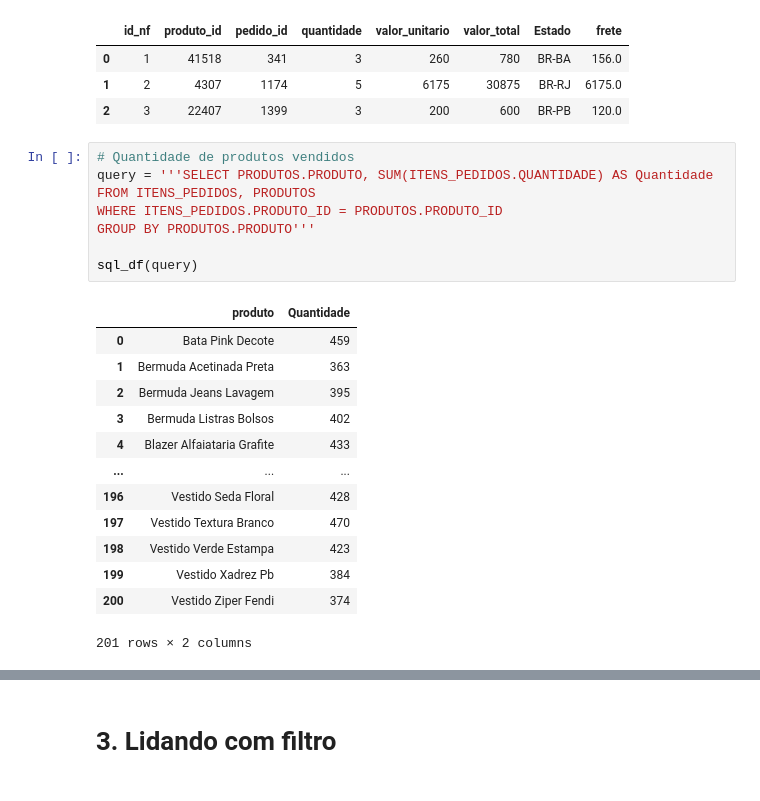
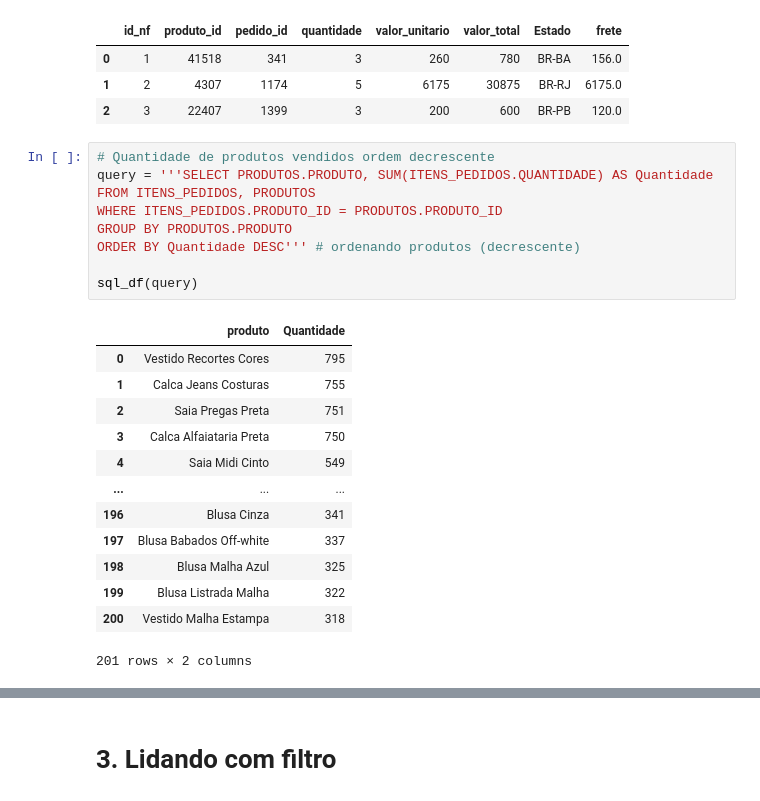
Before and after one commit to Max-Willians/projeto---meteora, a Jupyter notebook: Notebook_Meteora.ipynb, the cells around one changed output, grey strips where cells are left out. Drawn from its saved outputs; the diff is of its cells as text.

```diff
--- a/Notebook_Meteora.ipynb
+++ b/Notebook_Meteora.ipynb
@@ -121,24 +121,25 @@ sql_df ('SELECT * FROM ITENS_PEDIDOS').head(3)
 | 1 | 2 | 4307 | 1174 | 5 | 6175 | 30875 | BR-RJ | 6175.0 |
 | 2 | 3 | 22407 | 1399 | 3 | 200 | 600 | BR-PB | 120.0 |
 # %%
-# Quantidade de produtos vendidos
+# Quantidade de produtos vendidos ordem decrescente
 query = '''SELECT PRODUTOS.PRODUTO, SUM(ITENS_PEDIDOS.QUANTIDADE) AS Quantidade
 FROM ITENS_PEDIDOS, PRODUTOS
 WHERE ITENS_PEDIDOS.PRODUTO_ID = PRODUTOS.PRODUTO_ID
-GROUP BY PRODUTOS.PRODUTO'''
+GROUP BY PRODUTOS.PRODUTO
+ORDER BY Quantidade DESC''' # ordenando produtos (decrescente)
 
 sql_df(query)
 # %% [output]
 |  | produto | Quantidade |
-| 0 | Bata Pink Decote | 459 |
-| 1 | Bermuda Acetinada Preta | 363 |
-| 2 | Bermuda Jeans Lavagem | 395 |
-| 3 | Bermuda Listras Bolsos | 402 |
-| 4 | Blazer Alfaiataria Grafite | 433 |
+| 0 | Vestido Recortes Cores | 795 |
+| 1 | Calca Jeans Costuras | 755 |
+| 2 | Saia Pregas Preta | 751 |
+| 3 | Calca Alfaiataria Preta | 750 |
+| 4 | Saia Midi Cinto | 549 |
 | ... | ... | ... |
-| 196 | Vestido Seda Floral | 428 |
-| 197 | Vestido Textura Branco | 470 |
-| 198 | Vestido Verde Estampa | 423 |
-| 199 | Vestido Xadrez Pb | 384 |
-| 200 | Vestido Ziper Fendi | 374 |
+| 196 | Blusa Cinza | 341 |
+| 197 | Blusa Babados Off-white | 337 |
+| 198 | Blusa Malha Azul | 325 |
+| 199 | Blusa Listrada Malha | 322 |
+| 200 | Vestido Malha Estampa | 318 |
 201 rows × 2 columns
```
Also changed, not shown: parts of 6 cells of this notebook.
